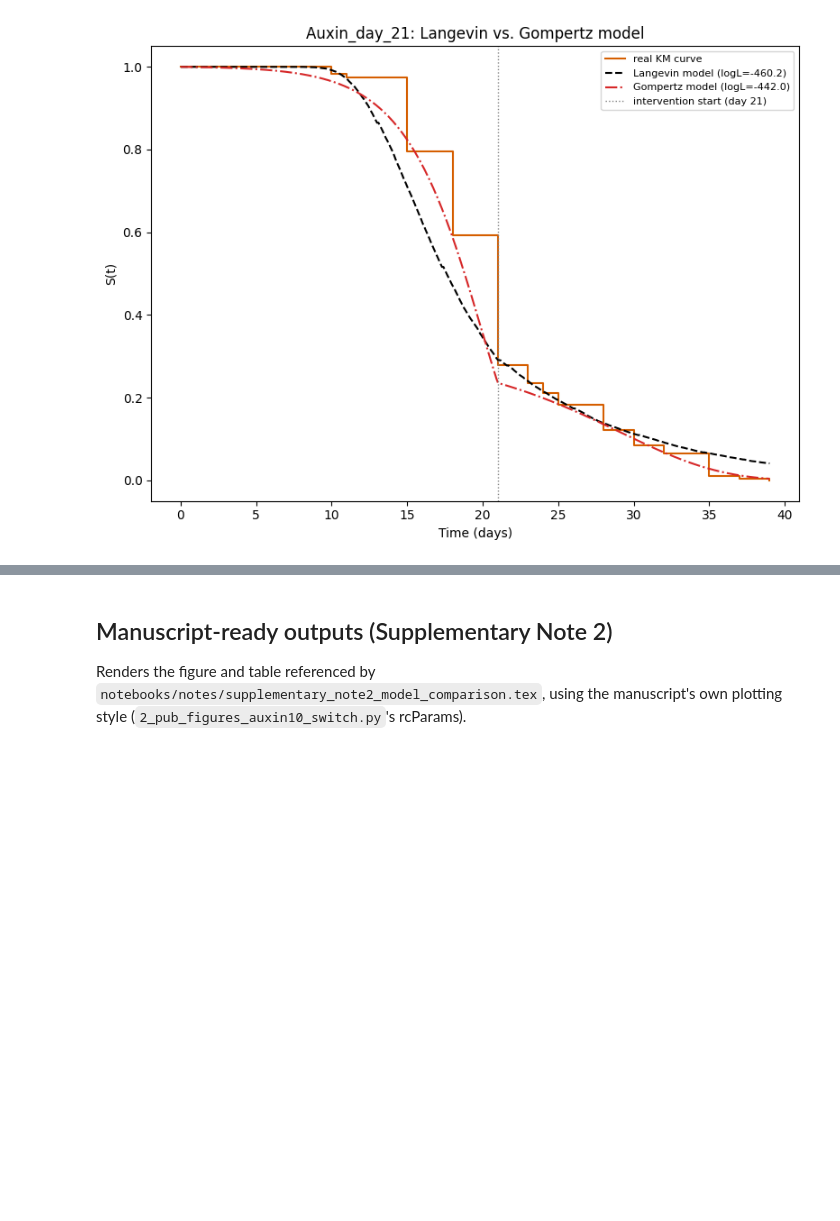
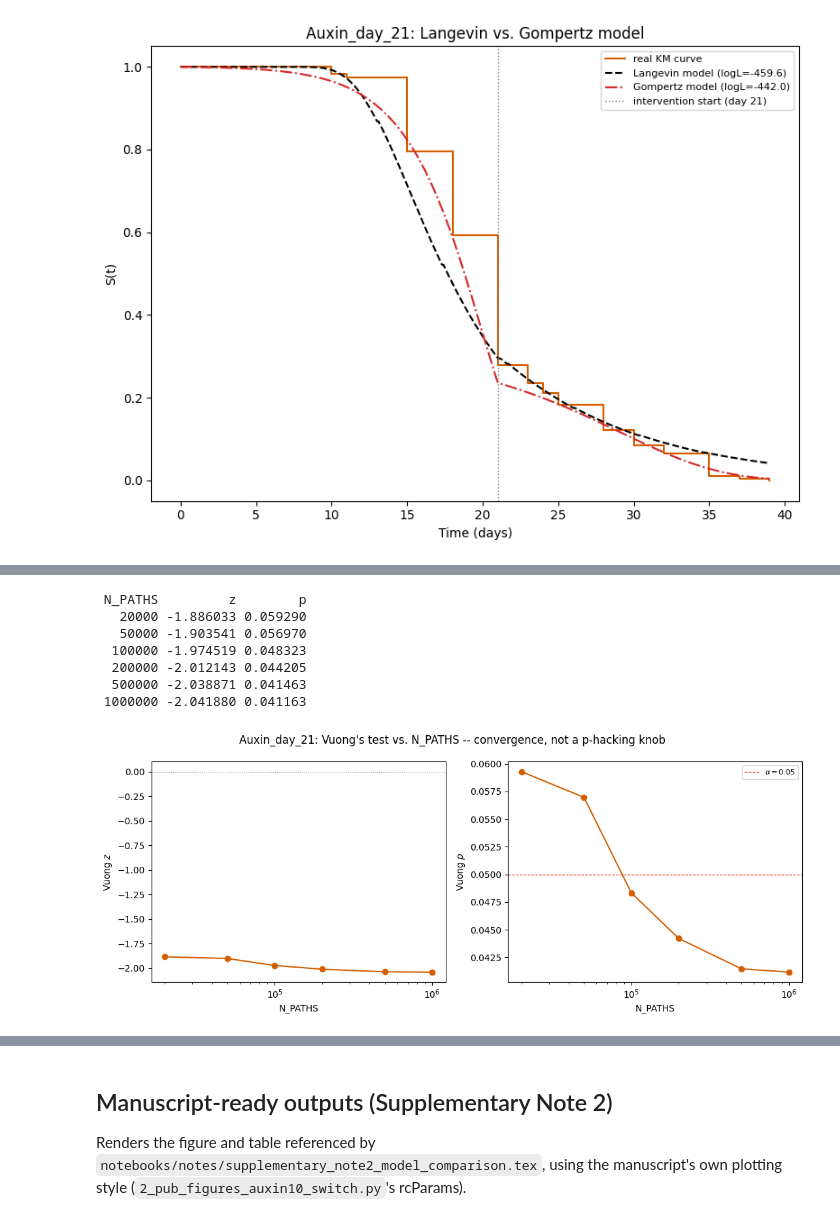
Before and after one commit to GruberComputational/c_elegans_unstable, a Jupyter notebook: notebooks/99_markov_vs_age_dependent.ipynb, the cells around one changed output, grey strips where cells are left out. Drawn from its saved outputs; the diff is of its cells as text; code cells hidden in the pictures; blank space fills up the shorter version.

```diff
--- a/notebooks/99_markov_vs_age_dependent.ipynb
+++ b/notebooks/99_markov_vs_age_dependent.ipynb
@@ -408,5 +594,16 @@ aic_gomp2 = report_fit("Gompertz model", logL_gomp2, k_gomp2,
                         note="both phases fixed -- neither fit to Auxin_day_21")
 
 delta_aic2 = report_delta_aic("Auxin_day_21", aic_gomp2, aic_langevin2)
+
+S_langevin2_grid = langevin_survival_two_phase(a0, Z0, alpha1, Z1, sigma_sq0, t_switch, d_auxin21, seed=0)
+S_gomp2_grid = gompertz_survival_two_phase(
+    np.concatenate(([0.0], np.unique(d_auxin21.t))), M0_dmso, alpha_g_dmso, M0_2, alpha_g2, t_switch,
+)
+z2, p2 = report_vuong_test("Auxin_day_21", S_langevin2_grid, S_gomp2_grid, d_auxin21, k_langevin2, k_gomp2)
+
+logL2_mc_mean, logL2_mc_se = langevin_logL_monte_carlo_se(
+    langevin_neg_log_lik_two_phase, a0, Z0, alpha1, Z1, sigma_sq0, t_switch, d_auxin21, n_paths=100_000,
+)
+report_mc_noise("Auxin_day_21", logL2_mc_mean, logL2_mc_se, logL_gomp2)
 # %% [output]
 Langevin phase 2 (= Auxin_day_10's own fit, from 0_auto_fit_parameters_mle.py): alpha=0.1035, Z=56.33
@@ -435,3 +646,41 @@ plt.show()
+# %%
+N_PATHS_SWEEP = [20_000, 50_000, 100_000, 200_000, 500_000, 1_000_000]
+
+convergence_rows = []
+for n_paths_i in N_PATHS_SWEEP:
+    S_langevin_i = langevin_survival_two_phase(
+        a0, Z0, alpha1, Z1, sigma_sq0, t_switch, d_auxin21, n_paths=n_paths_i, seed=0,
+    )
+    z_i, p_i = vuong_test(S_langevin_i, S_gomp2_grid, d_auxin21, k_langevin2, k_gomp2)
+    convergence_rows.append({"N_PATHS": n_paths_i, "z": z_i, "p": p_i})
+
+convergence_df = pd.DataFrame(convergence_rows)
+print(convergence_df.to_string(index=False))
+
+fig, axes = plt.subplots(1, 2, figsize=(11, 4.5))
+axes[0].plot(convergence_df["N_PATHS"], convergence_df["z"], "o-", color="#D55E00")
+axes[0].set_xscale("log")
+axes[0].set_xlabel("N_PATHS")
+axes[0].set_ylabel("Vuong $z$")
+axes[0].axhline(0, color="gray", lw=0.8, ls=":")
+axes[1].plot(convergence_df["N_PATHS"], convergence_df["p"], "o-", color="#D55E00")
+axes[1].axhline(0.05, color="red", lw=0.8, ls="--", label=r"$\alpha=0.05$")
+axes[1].set_xscale("log")
+axes[1].set_xlabel("N_PATHS")
+axes[1].set_ylabel("Vuong $p$")
+axes[1].legend(fontsize=8)
+fig.suptitle("Auxin_day_21: Vuong's test vs. N_PATHS -- convergence, not a p-hacking knob")
+plt.tight_layout()
+plt.show()
+# %% [output]
+ N_PATHS         z        p
+   20000 -1.886033 0.059290
+   50000 -1.903541 0.056970
+  100000 -1.974519 0.048323
+  200000 -2.012143 0.044205
+  500000 -2.038871 0.041463
+ 1000000 -2.041880 0.041163
+[figure, added]
 # %% [markdown]
 ## Summary
 
```
Also changed, not shown: parts of 16 cells of this notebook, 3 other files.
